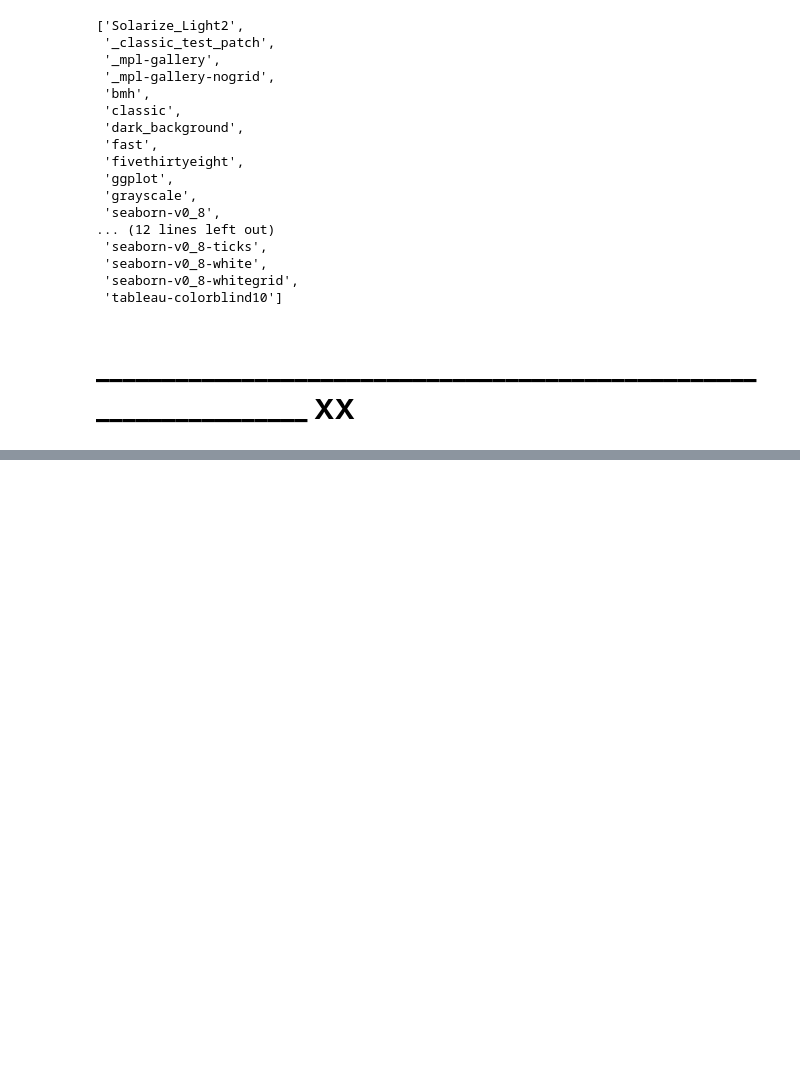
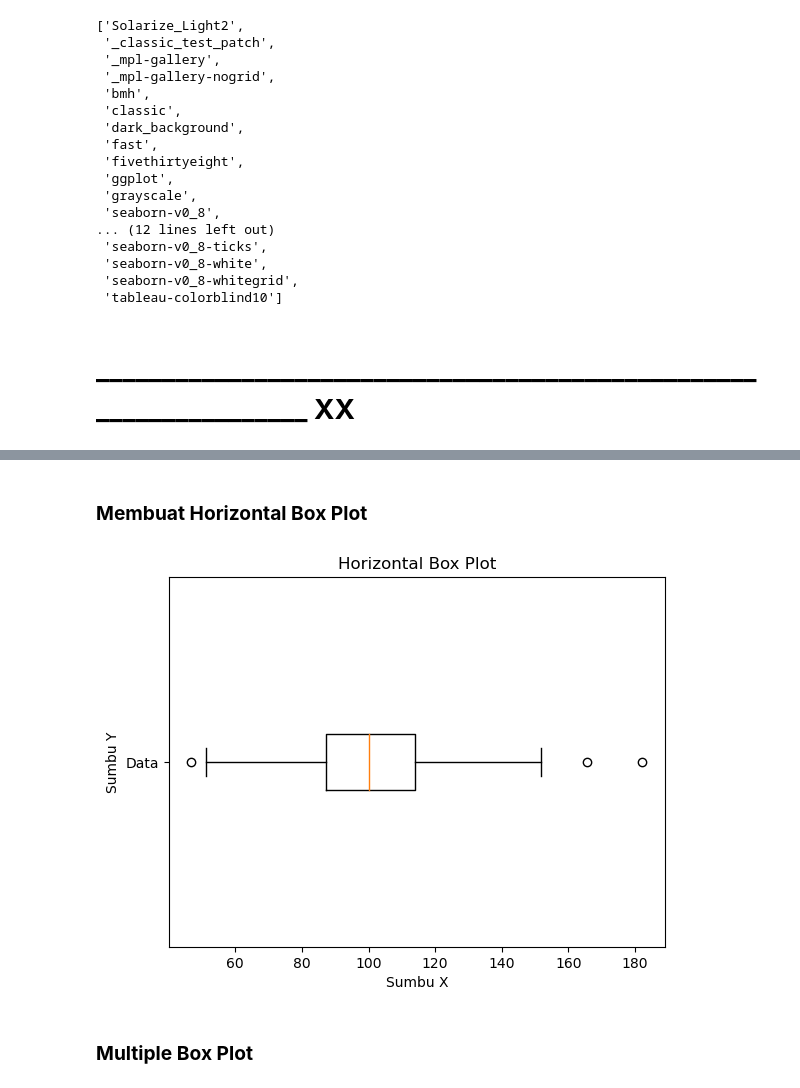
Before and after one commit to Edy-Mochamad/Learn-visualization-data, a Jupyter notebook: pengenalan-Matplotlib.ipynb, the cells around one changed output, grey strips where cells are left out. Drawn from its saved outputs; the diff is of its cells as text; code cells hidden in the pictures; blank space fills up the shorter version.

```diff
--- a/pengenalan-Matplotlib.ipynb
+++ b/pengenalan-Matplotlib.ipynb
@@ -870,0 +939,14 @@ plt.style.available
+# %% [markdown]
+### **Membuat Horizontal Box Plot**
+# %%
+plt.boxplot(data, labels = ['Data'], vert = False) #cukup tambahkan parameter vert (vertical)
+
+plt.xlabel('Sumbu X')
+plt.ylabel('Sumbu Y')
+plt.title('Horizontal Box Plot')
+
+plt.show()
+# %% [output]
+[figure, added]
+# %% [markdown]
+### **Multiple Box Plot**
```
Also changed, not shown: parts of 10 cells of this notebook.
